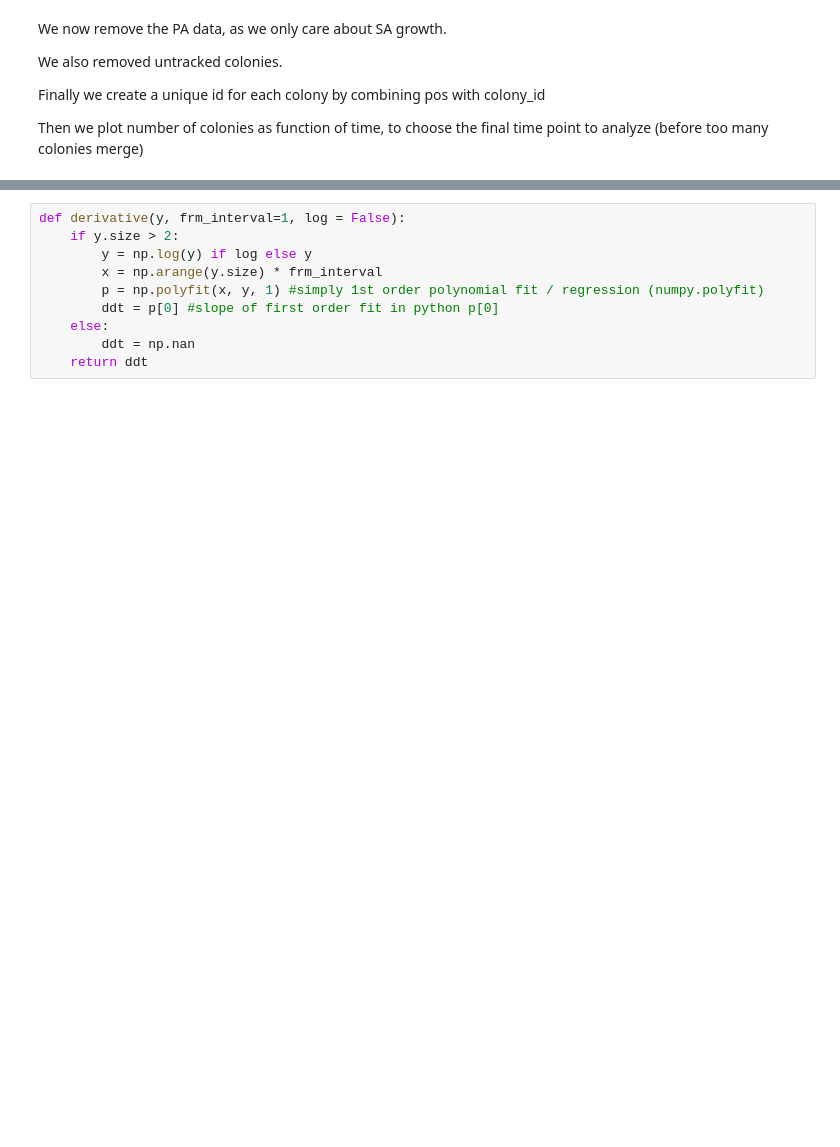
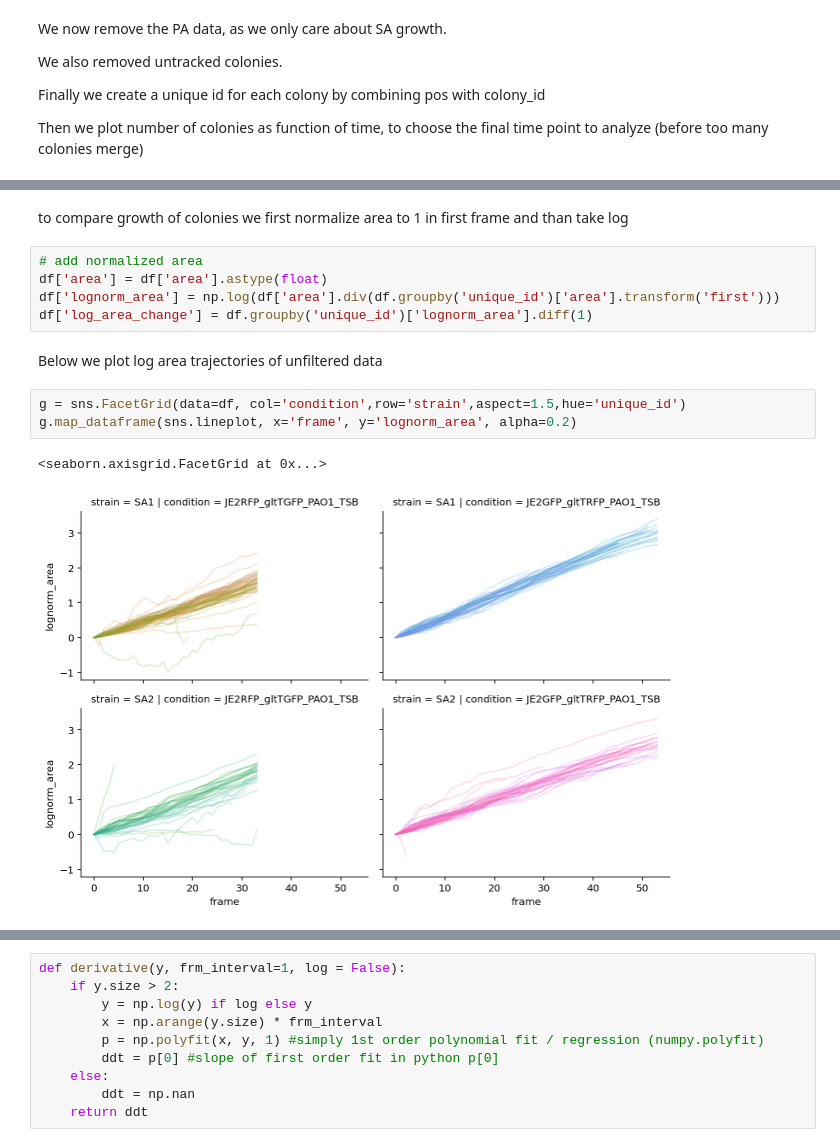
Before and after one commit to simonvanvliet/PA-SA_Agarpads, a Jupyter notebook: 2_plot_colony_growth.ipynb, the cells around one changed output, grey strips where cells are left out. Drawn from its saved outputs; the diff is of its cells as text; blank space fills up the shorter version.

```diff
--- a/2_plot_colony_growth.ipynb
+++ b/2_plot_colony_growth.ipynb
@@ -52,0 +61,15 @@ df['poscol_id'] = df['PositionIdx'].map(str) + '-' + df['ChannelIdx'].map(str) +
+# %% [markdown]
+to compare growth of colonies we first normalize area to 1 in first frame and than take log
+# %%
+# add normalized area
+df['area'] = df['area'].astype(float)
+df['lognorm_area'] = np.log(df['area'].div(df.groupby('unique_id')['area'].transform('first')))
+df['log_area_change'] = df.groupby('unique_id')['lognorm_area'].diff(1)
+# %% [markdown]
+Below we plot log area trajectories of unfiltered data
+# %%
+g = sns.FacetGrid(data=df, col='condition',row='strain',aspect=1.5,hue='unique_id')
+g.map_dataframe(sns.lineplot, x='frame', y='lognorm_area', alpha=0.2)
+# %% [output]
+<seaborn.axisgrid.FacetGrid at 0x...>
+[figure, added]
```
Also changed, not shown: parts of 21 cells of this notebook, 2 other files.
